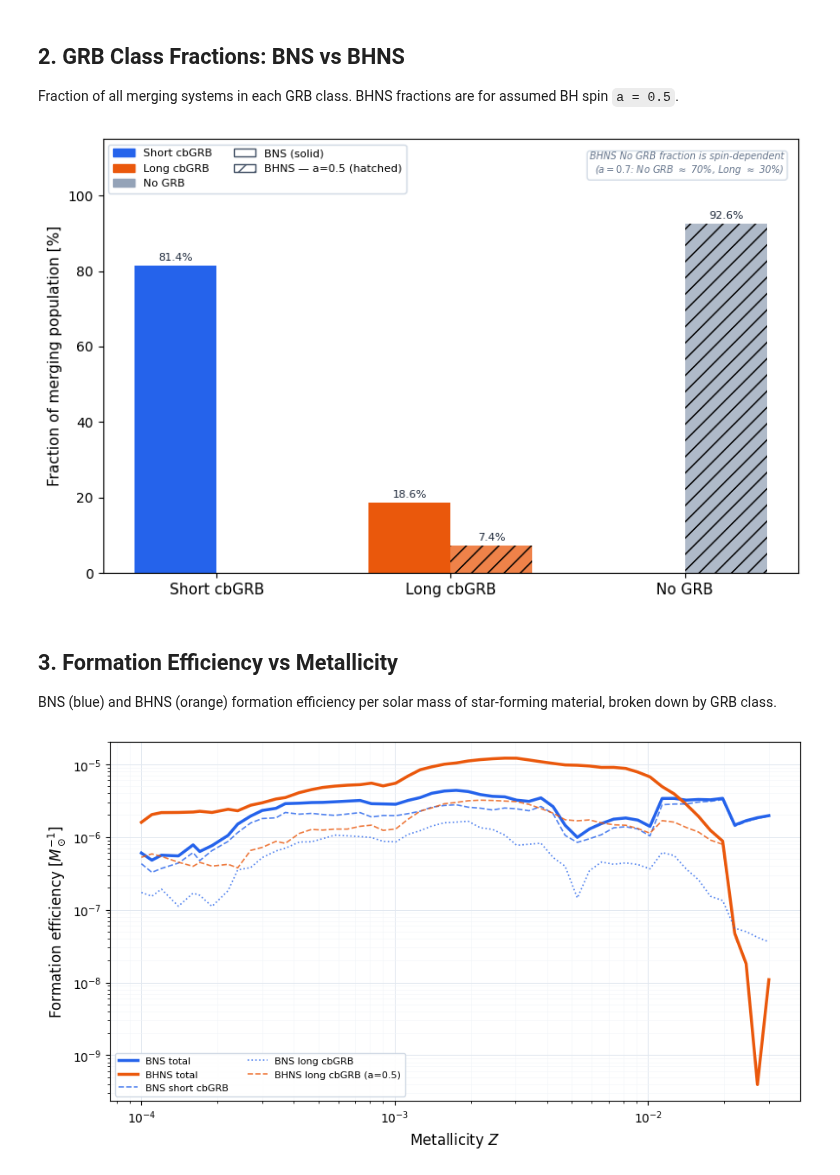
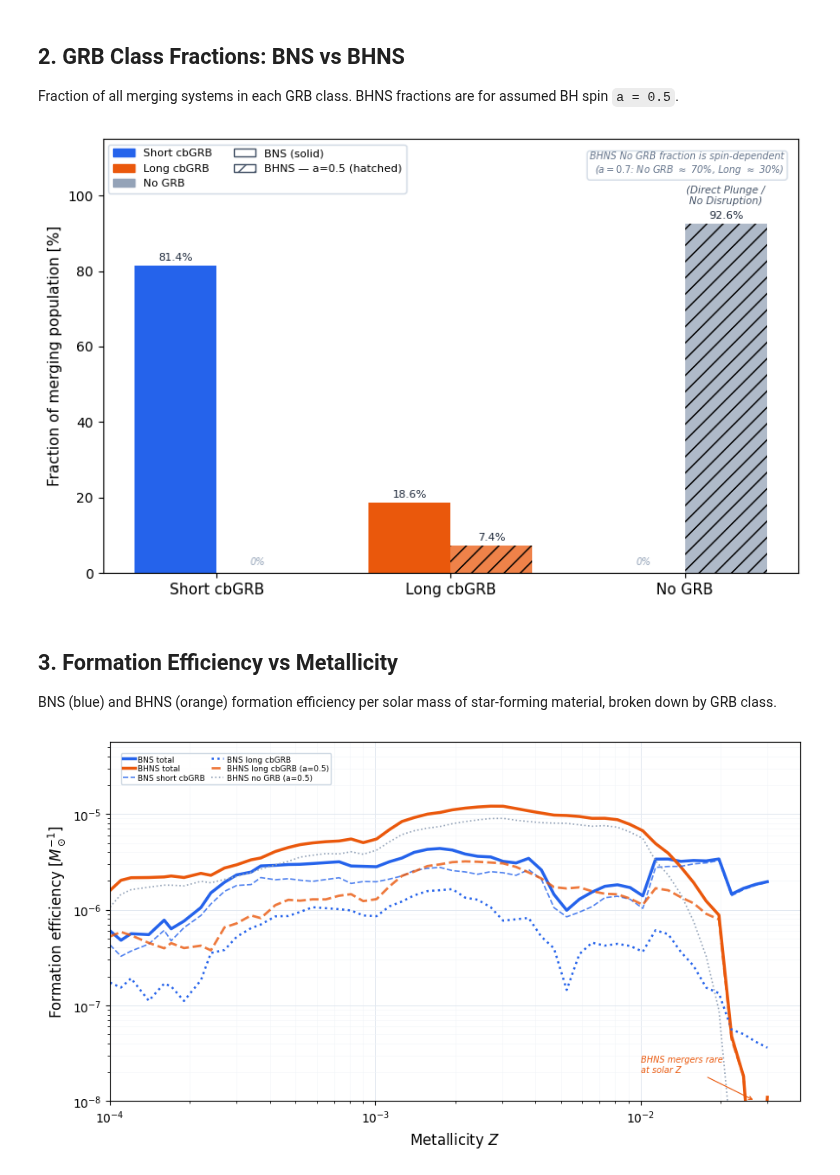
Before and after one commit to jorodgrz/GRBproject, a Jupyter notebook: GRB_comparsion.ipynb, the cells around one changed output. Drawn from its saved outputs; the diff is of its cells as text; code cells hidden in the pictures.

```diff
--- a/GRB_comparsion.ipynb
+++ b/GRB_comparsion.ipynb
@@ -26,7 +26,7 @@ bns  = np.load('/Users/josephrodriguez/research visualization/results/eff_BNS.np
 bhns = np.load('/Users/josephrodriguez/research visualization/results/eff_BHNS.npy')
 
 eff_total_BNS,  eff_short_BNS,  eff_long_BNS   = bns
-eff_total_BHNS, eff_long_BHNS_a05              = bhns
+eff_total_BHNS, eff_long_BHNS_a05, eff_nogrb_BHNS = bhns
 
 print('BNS  - total efficiency range:',
       f'{eff_total_BNS[eff_total_BNS>0].min():.2e} – {eff_total_BNS.max():.2e}')
@@ -54,18 +54,31 @@ bars_bns  = ax.bar(x - w/2, bns_frac,  w, color=colors)
 bars_bhns = ax.bar(x + w/2, bhns_frac, w, color=colors, alpha=0.75,
                    hatch='//')
 
-# Quantitative labels above each bar
+# Quantitative labels above each bar (show '0%' for absent bars too)
 for bar in bars_bns:
     h = bar.get_height()
     if h > 0:
         ax.text(bar.get_x() + bar.get_width() / 2, h + 0.8,
                 f'{h:.1f}%', ha='center', va='bottom', fontsize=8, color='#1E293B')
+    else:
+        ax.text(bar.get_x() + bar.get_width() / 2, 1.5,
+                '0%', ha='center', va='bottom', fontsize=7,
+                color='#94A3B8', style='italic')
 
 for bar in bars_bhns:
     h = bar.get_height()
     if h > 0:
         ax.text(bar.get_x() + bar.get_width() / 2, h + 0.8,
                 f'{h:.1f}%', ha='center', va='bottom', fontsize=8, color='#1E293B')
+    else:
+        ax.text(bar.get_x() + bar.get_width() / 2, 1.5,
+                '0%', ha='center', va='bottom', fontsize=7,
+                color='#94A3B8', style='italic')
+
+# 'Direct Plunge' annotation above BHNS No GRB bar
+ax.text(x[2] + w/2, 92.6 + 4.5,
+        '(Direct Plunge /\nNo Disruption)', ha='center', va='bottom',
+        fontsize=7.5, color='#475569', style='italic')
 
 ax.set_xticks(x)
 ax.set_xticklabels(labels, fontsize=11)
@@ -98,7 +111,7 @@ plt.savefig('/Users/josephrodriguez/research visualization/plots/comparison_grb_
             dpi=150, bbox_inches='tight')
 plt.show()
 # %% [output]
-[figure, old version]
+[figure, new version]
 # %% [markdown]
 ## 3. Formation Efficiency vs Metallicity
 
@@ -106,34 +119,48 @@ BNS (blue) and BHNS (orange) formation efficiency per solar mass of star-forming
 # %%
 fig, ax = plt.subplots(figsize=(9, 5))
 
 # Total lines — heroes of the plot (lw=2.5)
 ax.plot(metallicityGrid, eff_total_BNS,    color='#2563EB', lw=2.5,
         label='BNS total')
 ax.plot(metallicityGrid, eff_total_BHNS,   color='#EA580C', lw=2.5,
         label='BHNS total')
 
 # Sub-population lines — supporting detail (lw=1.2, alpha=0.8)
 ax.plot(metallicityGrid, eff_short_BNS,     color='#2563EB', lw=1.2, ls='--',
         alpha=0.8, label='BNS short cbGRB')
-ax.plot(metallicityGrid, eff_long_BNS,      color='#2563EB', lw=1.2, ls=':',
-        alpha=0.8, label='BNS long cbGRB')
-ax.plot(metallicityGrid, eff_long_BHNS_a05, color='#EA580C', lw=1.2, ls='--',
+ax.plot(metallicityGrid, eff_long_BNS,      color='#2563EB', lw=1.8, ls=':',
+        alpha=1.0, label='BNS long cbGRB')
+ax.plot(metallicityGrid, eff_long_BHNS_a05, color='#EA580C', lw=2.0, ls='--',
         alpha=0.8, label='BHNS long cbGRB (a=0.5)')
+ax.plot(metallicityGrid, eff_nogrb_BHNS,   color='#94A3B8', lw=1.2, ls=':',
+        alpha=1.0, label='BHNS no GRB (a=0.5)')
 
 # Subtle grid — major and minor ticks
 ax.grid(which='major', color='#E2E8F0', linewidth=0.7, linestyle='-')
 ax.grid(which='minor', color='#F1F5F9', linewidth=0.4, linestyle='-')
 ax.set_axisbelow(True)
 
 ax.set_xscale('log')
 ax.set_yscale('log')
+ax.margins(y=0.15)
+ax.set_ylim(bottom=1e-8)
+ax.set_xlim(left=1e-4)
 ax.set_xlabel('Metallicity $Z$', fontsize=12)
 ax.set_ylabel(r'Formation efficiency $[M_\odot^{-1}]$', fontsize=12)
-ax.legend(fontsize=8, ncol=2, framealpha=0.9, edgecolor='#CBD5E1',
-          loc='lower left')
+ax.legend(fontsize=6.5, ncol=2, framealpha=0.95, edgecolor='#CBD5E1',
+          loc='upper left', bbox_to_anchor=(0.01, 0.98),
+          borderpad=0.3, labelspacing=0.2,
+          handlelength=1.5, handletextpad=0.4,
+          columnspacing=0.8)
+# Annotate the sharp BHNS drop at high Z
+ax.annotate('BHNS mergers rare\nat solar Z',
+            xy=(0.027, 1e-8), xytext=(0.010, 0.2e-7),
+            fontsize=7, color='#EA580C', style='italic',
+            arrowprops=dict(arrowstyle='->', color='#EA580C',
+                           lw=0.8))
 plt.tight_layout()
 plt.savefig('/Users/josephrodriguez/research visualization/plots/comparison_efficiency.png',
             dpi=150, bbox_inches='tight')
 plt.show()
 # %% [output]
-[figure, old version]
+[figure, new version]
```
Also changed, not shown: 10 other files.
